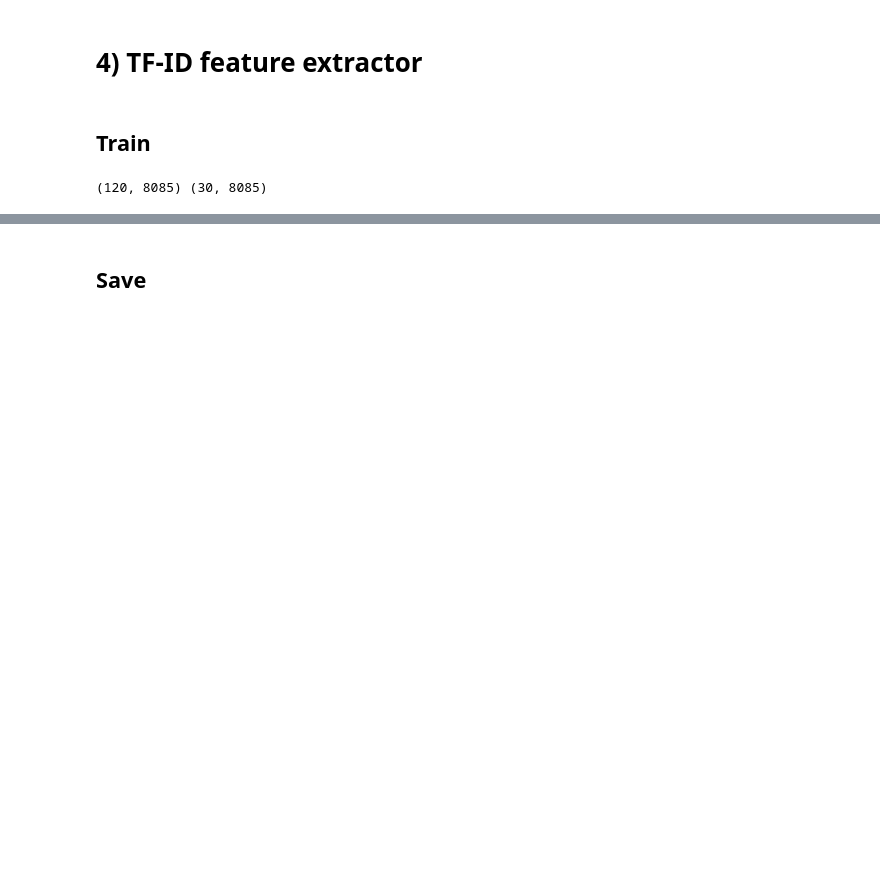
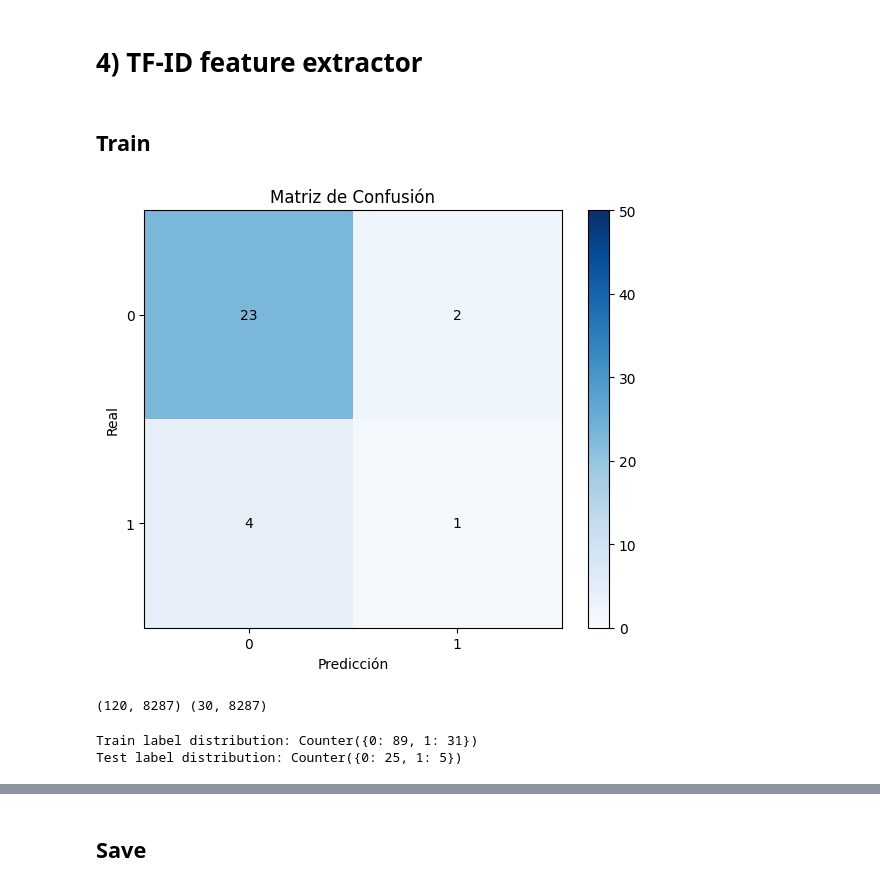
Before and after one commit to jitalo333/VRID_language_proyect, a Jupyter notebook: BERT/notebooks/desafios.ipynb, the cells around one changed output, grey strips where cells are left out. Saved outputs shown, nothing was run; the diff lists cells and outputs as text; code cells hidden in the pictures; blank space fills up the shorter version.

Commit message:
correccion desafios

```diff
--- a/BERT/notebooks/desafios.ipynb
+++ b/BERT/notebooks/desafios.ipynb
@@ -124,13 +124,15 @@ def to_serializable(obj):
         return obj.tolist()
     return obj
 # %%
+path = "/tmp/desafios/data"
+filepath=os.path.join(path, "data_translated.xlsx")
+df = pd.read_excel(filepath)
+
 conditions = [(df["Desafío País"] == 1) | (df["Desafío País"] == "1,2,3"),
-              (df["Desafío País"] == 2) | (df["Desafío País"] == "1,2,3"),
+              (df["Desafío País"] == 2) | (df["Desafío País"] == "1,2,3") | (df["Desafío País"] == "2.4"),
               (df["Desafío País"] == 3) | (df["Desafío País"] == "1,2,3"),
-              (df["Desafío País"] == 4),
-              (df["Desafío País"] == 2.4)]
-condition_name = ["1", "2", "3", "4", "2.4"]
-#Codigo anterior
+              (df["Desafío País"] == 4) | (df["Desafío País"] == "2.4")]
+condition_name = ["1", "2", "3", "4"]
 # %%
 from sklearn.model_selection import train_test_split
 from sklearn.preprocessing import LabelEncoder
@@ -203,7 +201,7 @@ Fold 0 - Val size: 40
 # %%
 #Lectura de index de separacion de conjuntos train/test
 path = "/tmp/desafios/data"
-filepath=os.path.join(path, "train_test_ids_3folds_desafio2.4.json")
+filepath=os.path.join(path, "train_test_ids_3folds_desafio4.json")
 with open(filepath, "r", encoding="utf-8") as f:
     dataset_index = json.load(f)
 
@@ -226,6 +224,40 @@ def gen_dataset(codes_vrid, df):
     X = df["text_for_embedding_translated"].to_list()
     y = df["Desafío País"].astype(str).to_list()
     return X, y, df
+# %%
+import numpy as np
+import matplotlib.pyplot as plt
+
+# Definir la matriz de confusión
+cm = np.array([[23, 2],
+               [4, 1]])
+cm_normalized = cm.astype("float") / cm.sum(axis=1)[:, np.newaxis]
+
+# Clases
+classes = [0, 1]
+
+plt.figure(figsize=(6, 5))
+plt.imshow(cm, interpolation="nearest", cmap=plt.cm.Blues, vmin=0, vmax=50)
+plt.title("Matriz de Confusión")
+plt.colorbar()
+
+# Etiquetas de los ejes
+tick_marks = np.arange(len(classes))
+plt.xticks(tick_marks, classes)
+plt.yticks(tick_marks, classes)
+
+# Agregar valores dentro de cada celda
+for i in range(cm.shape[0]):
+    for j in range(cm.shape[1]):
+        plt.text(j, i, f"{cm[i, j]:d}",
+                 ha="center", va="center", color="black")
+
+plt.ylabel("Real")
+plt.xlabel("Predicción")
+plt.tight_layout()
+plt.show()
+# %% [output]
+[figure, added]
 # %%
 from sklearn.preprocessing import LabelEncoder
 from models.TIFD import gen_TFID_vectors
@@ -246,16 +278,14 @@ df_decode = df_train[["idx", "Código VRID"]]
 y_train = np.char.strip(y_train)
 # Binarizar
 y_train = np.where(
-    #(y_train == "3") | (y_train == "1,2,3"),
-    (y_train == "2.4"),
+    (y_train == "4") | (y_train == "2.4") ,
     1,
     0
 ).astype(int)
 y_test = np.char.strip(y_test)
 # Binarizar
 y_test = np.where(
-    #(y_test == "3") | (y_test == "1,2,3"),
-    (y_test == "2.4"),
+    (y_test == "4") | (y_test == "2.4") ,
     1,
     0
 ).astype(int)
@@ -263,7 +293,14 @@ y_test = np.where(
 X_train, X_test = gen_TFID_vectors(X_train, X_test)
 print(X_train.shape, X_test.shape)
 # %% [output]
-(120, 8085) (30, 8085)
+(120, 8287) (30, 8287)
+# %%
+from collections import Counter
+print("Train label distribution:", Counter(y_train))
+print("Test label distribution:", Counter(y_test))
+# %% [output]
+Train label distribution: Counter({0: 89, 1: 31})
+Test label distribution: Counter({0: 25, 1: 5})
 # %%
 from pipelines.ML_pipeline_skp import get_est_params_dict, run_bayesian_pipeline, select_best_model, eval_model, mlflow_ckeckpoint
 from utils.dataset import CvCustom
```
Also changed, not shown: parts of 5 cells of this notebook.
